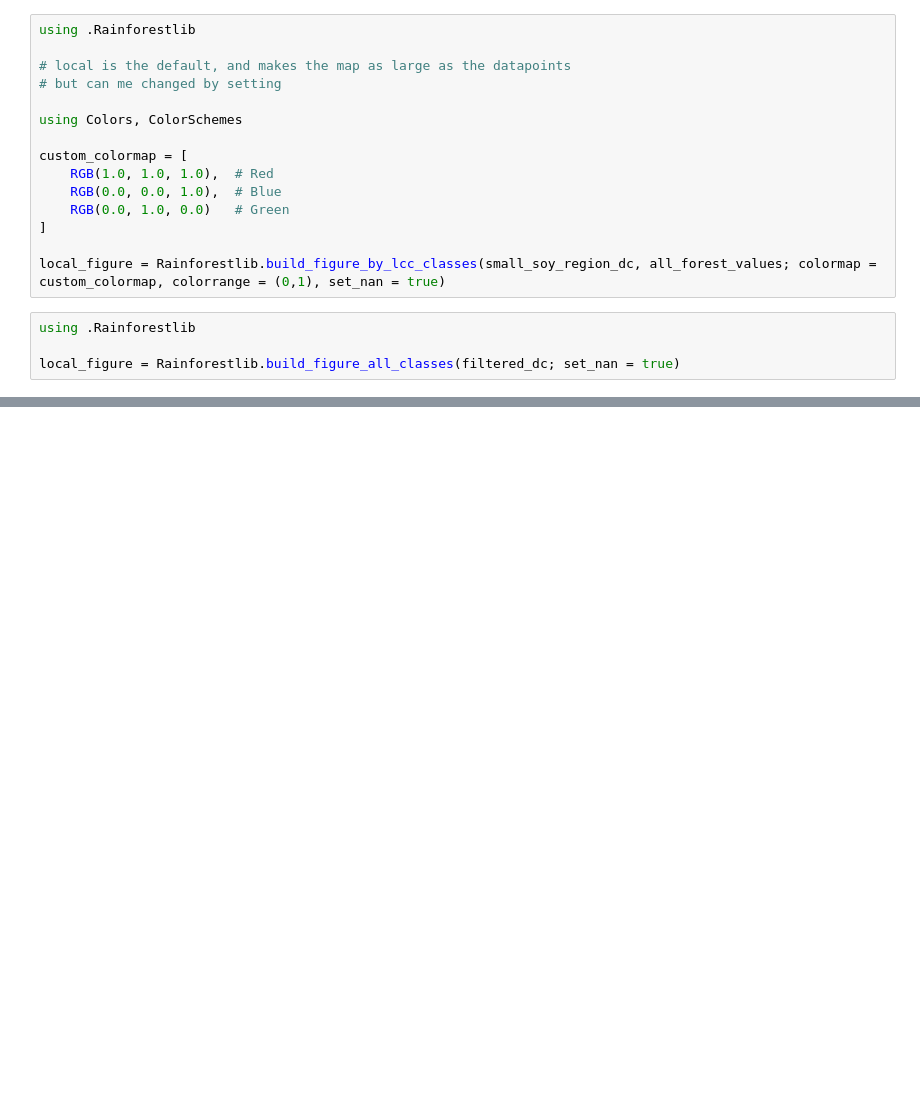
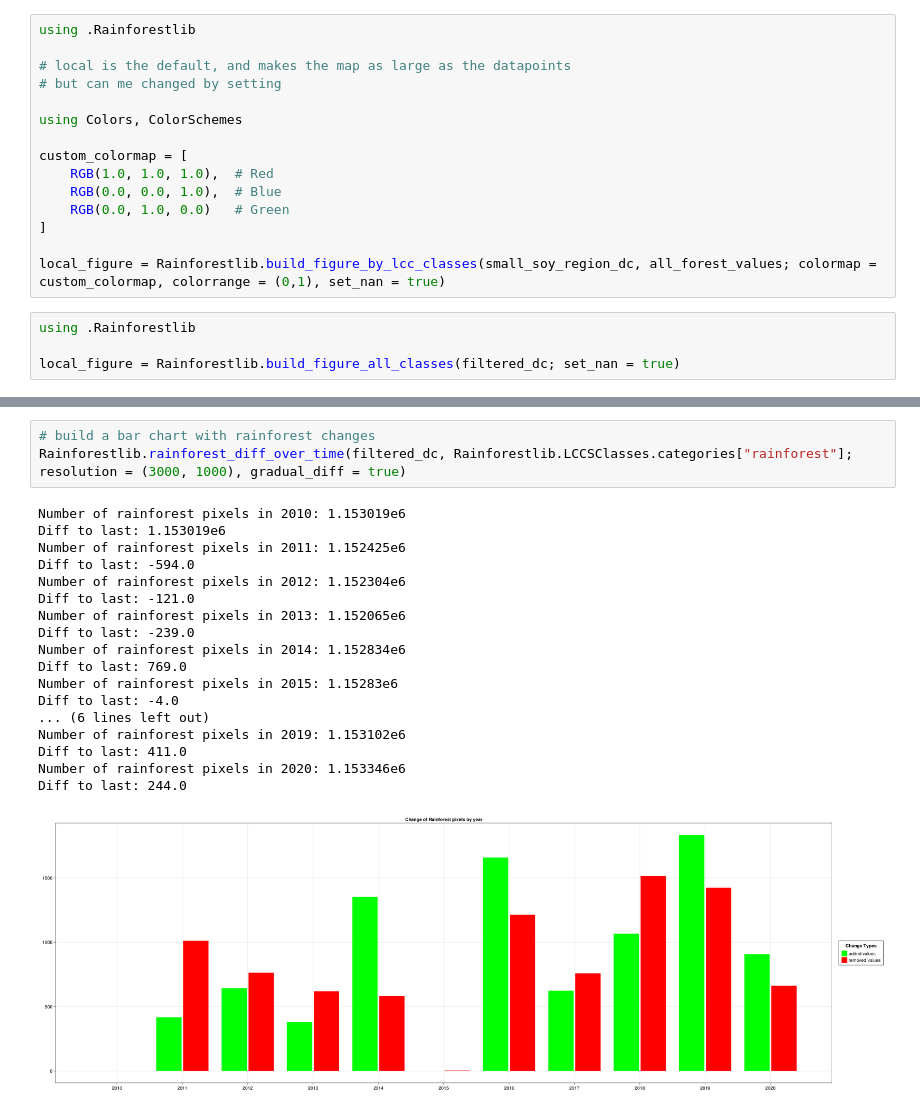
Before and after one commit to Eisenbahnplatte/spatio_temporal_data-rainforest_development, a Jupyter notebook: rainforest_test.ipynb, the cells around one changed output, grey strips where cells are left out. Saved outputs shown, nothing was run; the diff lists cells and outputs as text; blank space fills up the shorter version.

Commit message:
Some fixes in bar charts
Also introduces diff bar chart

```diff
--- a/rainforest_test.ipynb
+++ b/rainforest_test.ipynb
@@ -128,3 +98,25 @@ Number of rainforest pixels in 2017-01-01T00:00:00: 1.3214e6
 Number of rainforest pixels in 2018-01-01T00:00:00: 1.321067e6
 Number of rainforest pixels in 2019-01-01T00:00:00: 1.320718e6
 Number of rainforest pixels in 2020-01-01T00:00:00: 1.320511e6
+# %%
+# build a bar chart with rainforest changes
+Rainforestlib.rainforest_diff_over_time(filtered_dc, Rainforestlib.LCCSClasses.categories["rainforest"]; resolution = (3000, 1000), gradual_diff = true)
+# %% [output]
+Number of rainforest pixels in 2010: 1.153019e6
+Diff to last: 1.153019e6
+Number of rainforest pixels in 2011: 1.152425e6
+Diff to last: -594.0
+Number of rainforest pixels in 2012: 1.152304e6
+Diff to last: -121.0
+Number of rainforest pixels in 2013: 1.152065e6
+Diff to last: -239.0
+Number of rainforest pixels in 2014: 1.152834e6
+Diff to last: 769.0
+Number of rainforest pixels in 2015: 1.15283e6
+Diff to last: -4.0
+... (6 lines left out)
+Number of rainforest pixels in 2019: 1.153102e6
+Diff to last: 411.0
+Number of rainforest pixels in 2020: 1.153346e6
+Diff to last: 244.0
+[figure, added]
```
Also changed, not shown: parts of 6 cells of this notebook, 3 other files.
